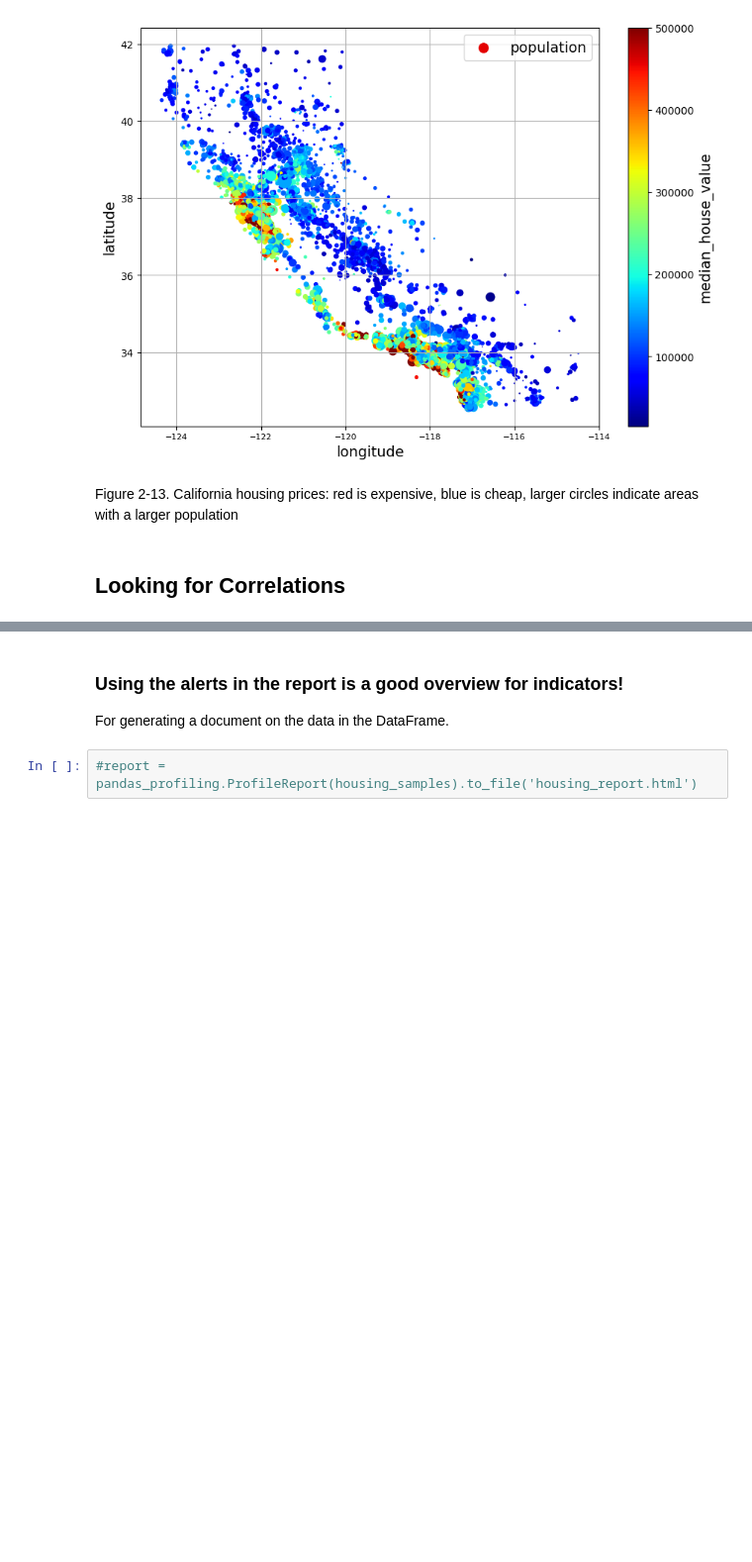
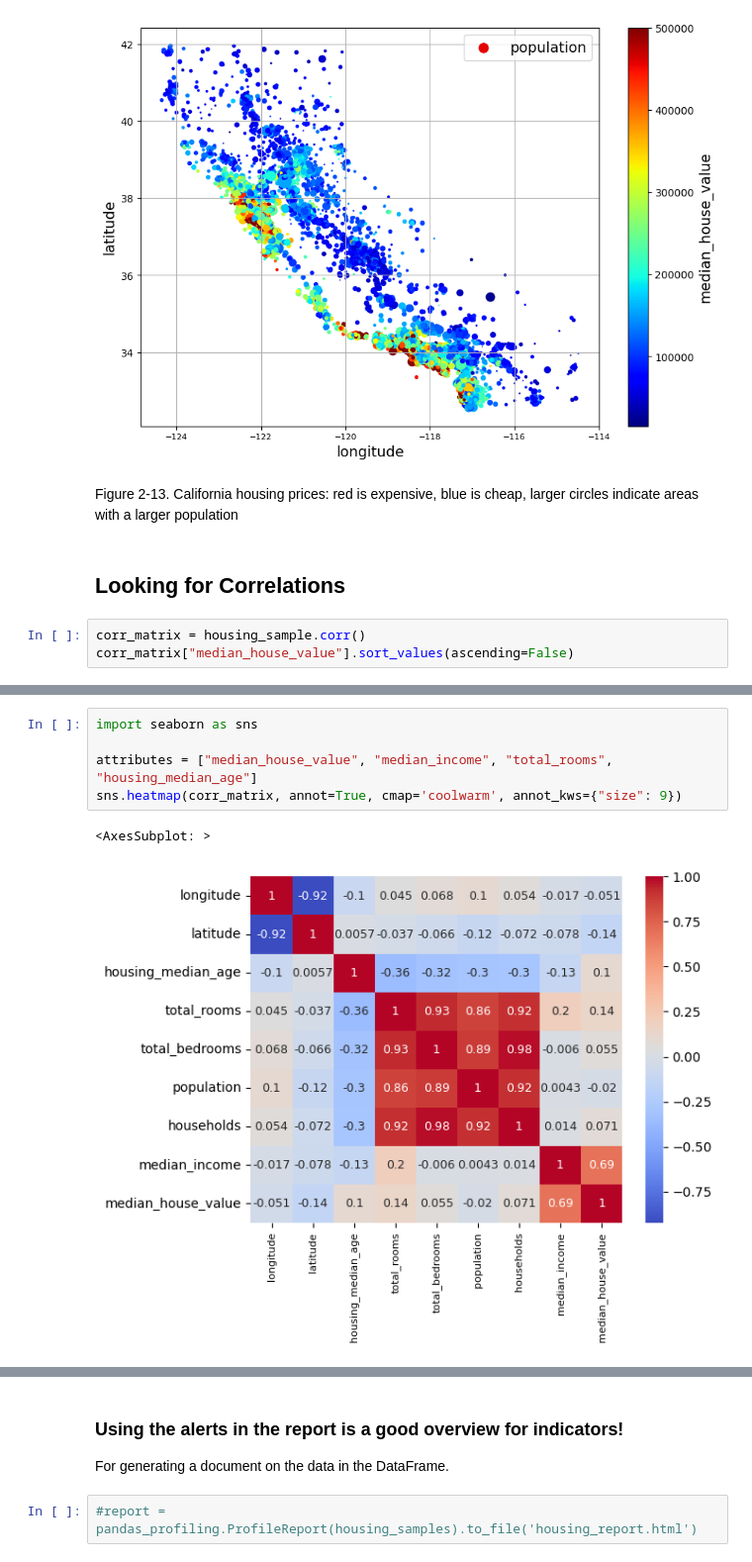
Before and after one commit to TimoSR/AppliedAI, a Jupyter notebook: lectures/chapter_7/ML_example_eTe.ipynb, the cells around one changed output, grey strips where cells are left out. Shown: that part at 99% size. Saved outputs shown, nothing was run; the diff lists cells and outputs as text; blank space fills up the shorter version.

```diff
--- a/lectures/chapter_7/ML_example_eTe.ipynb
+++ b/lectures/chapter_7/ML_example_eTe.ipynb
@@ -358,3 +364,6 @@ Figure 2-13. California housing prices: red is expensive, blue is cheap, larger
 indicate areas with a larger population
 # %% [markdown]
 ## Looking for Correlations
+# %%
+corr_matrix = housing_sample.corr()
+corr_matrix["median_house_value"].sort_values(ascending=False)
@@ -360,0 +381,8 @@ indicate areas with a larger population
+# %%
+import seaborn as sns
+
+attributes = ["median_house_value", "median_income", "total_rooms", "housing_median_age"]
+sns.heatmap(corr_matrix, annot=True, cmap='coolwarm', annot_kws={"size": 9})
+# %% [output]
+<AxesSubplot: >
+[figure, added]
```
Also changed, not shown: parts of 3 cells of this notebook.
